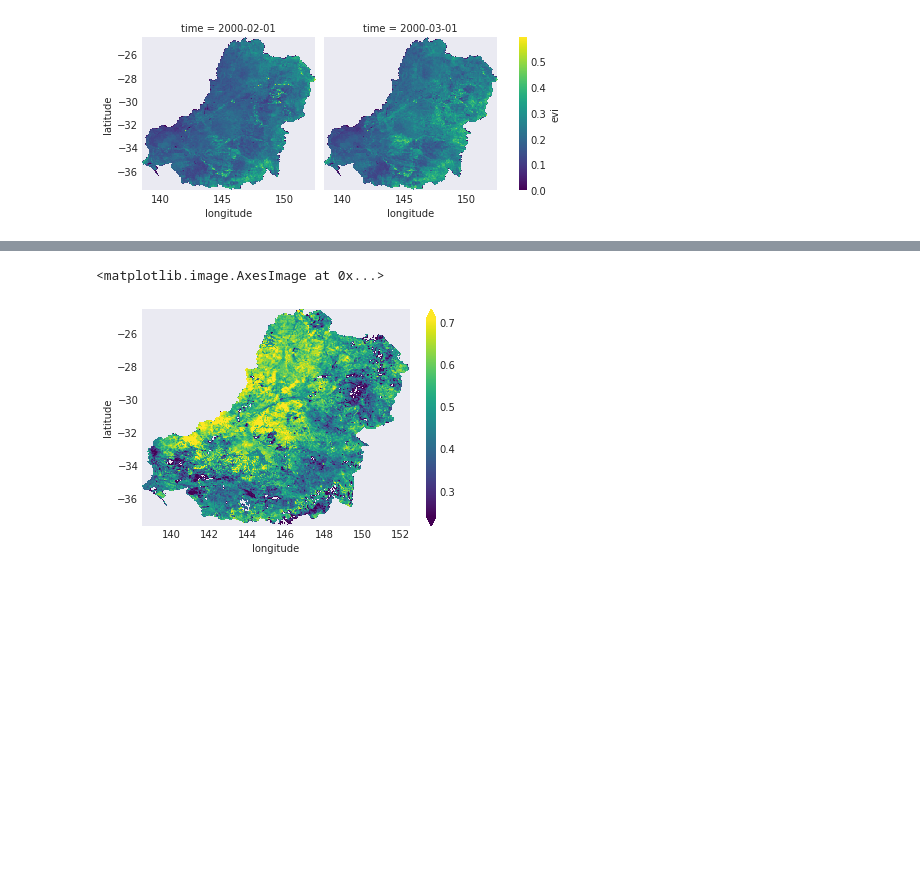
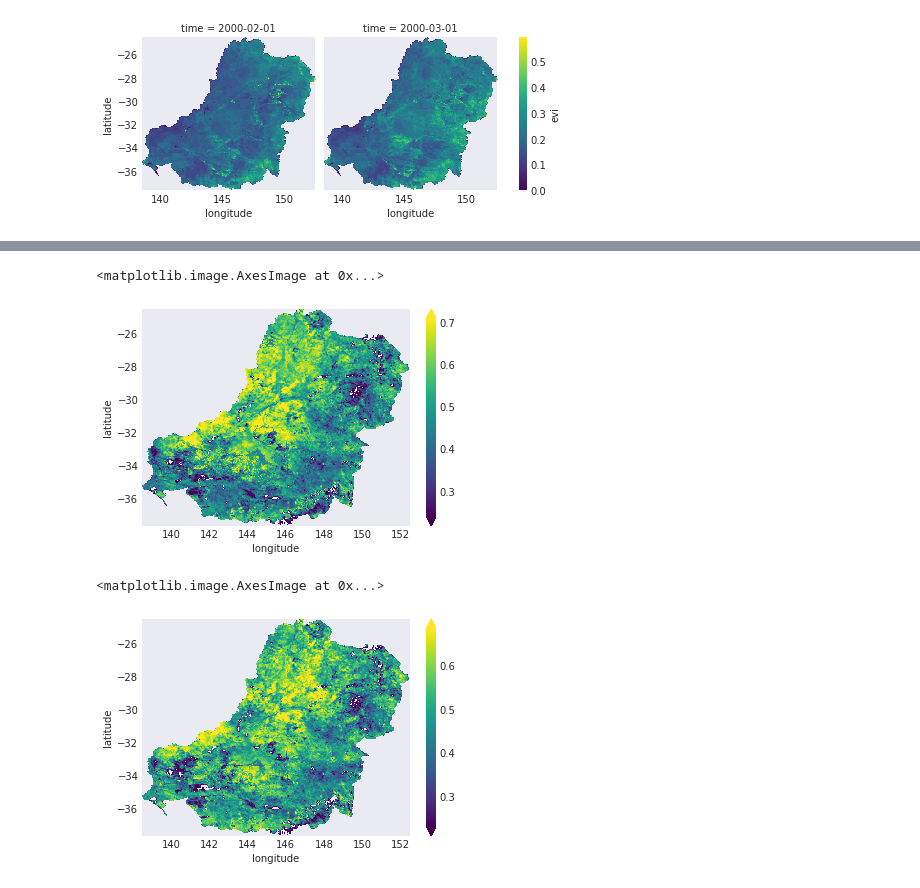
Before and after one commit to ozewex/team-drip, a Jupyter notebook: notebooks/sl/9_Spatial_temporal_correlation_between_EVI_and_SPI_24M.ipynb, the cells around one changed output, grey strips where cells are left out. Saved outputs shown, nothing was run; the diff lists cells and outputs as text; code cells hidden in the pictures; blank space fills up the shorter version.

```diff
--- a/notebooks/sl/9_Spatial_temporal_correlation_between_EVI_and_SPI_24M.ipynb
+++ b/notebooks/sl/9_Spatial_temporal_correlation_between_EVI_and_SPI_24M.ipynb
@@ -80,16 +80,16 @@ for lat in anomalies_EVI.latitude:
     lonout = []
     latout.append(lonout)
     for lon in anomalies_EVI.longitude:
-        val = pearsonr(
-            anomalies_EVI.sel(latitude=lat, longitude=lon),
-            spi_24M_sub.sel(latitude=lat, longitude=lon)
-        )
+        EVI = anomalies_EVI.sel(latitude=lat, longitude=lon)
+        SPI = spi_24M_sub.sel(latitude=lat, longitude=lon)
+        mask = ~np.isinf(SPI)
+        subset_EVI= EVI.where(mask, drop=True)
+        subset_SPI= SPI.where(mask, drop=True)
+
+        val = pearsonr(subset_EVI,subset_SPI)
         try:
             # Spearman's R can fail for some values
-            val += spearmanr(
-                anomalies_EVI.sel(latitude=lat, longitude=lon),
-                spi_24M_sub.sel(latitude=lat, longitude=lon)
-            )
+            val += spearmanr(subset_EVI,subset_SPI)
         except ValueError:
             val += (np.nan, np.nan)
         lonout.append(val)
@@ -112,4 +112,9 @@ SIGNIFICANT = 0.05  # Choose your own!
 corr_24M.pearson_r.where(corr_24M.pearson_p < 0.05).plot.imshow(robust=True)
 # %% [output]
 <matplotlib.image.AxesImage at 0x...>
-[figure, old version]
+[figure, new version]
+# %%
+corr_24M.spearman_r.where(corr_24M.spearman_p < 0.05).plot.imshow(robust=True)
+# %% [output]
+<matplotlib.image.AxesImage at 0x...>
+[figure, added]
```
Also changed, not shown: parts of 2 cells of this notebook, 9 other files.
